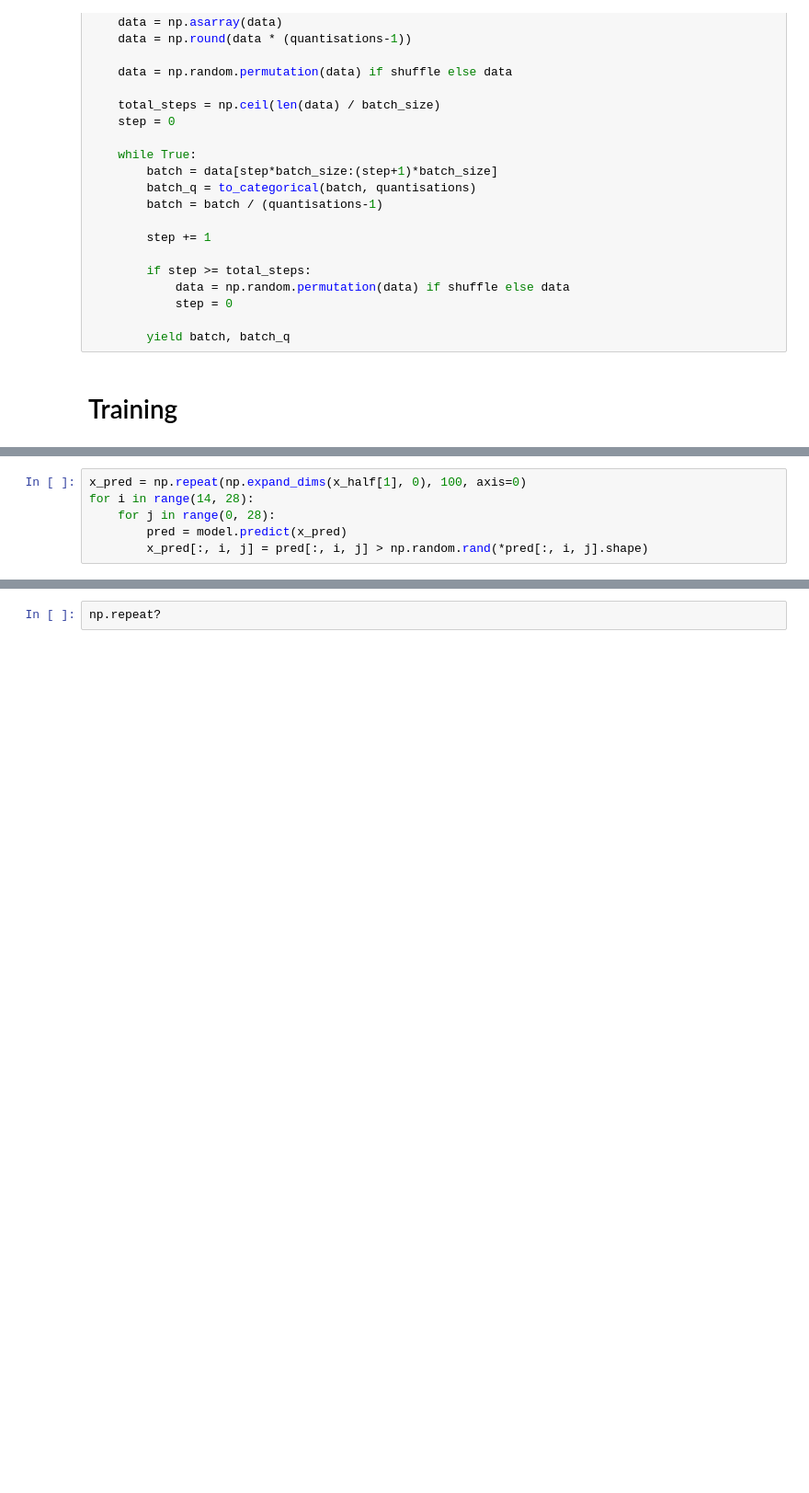
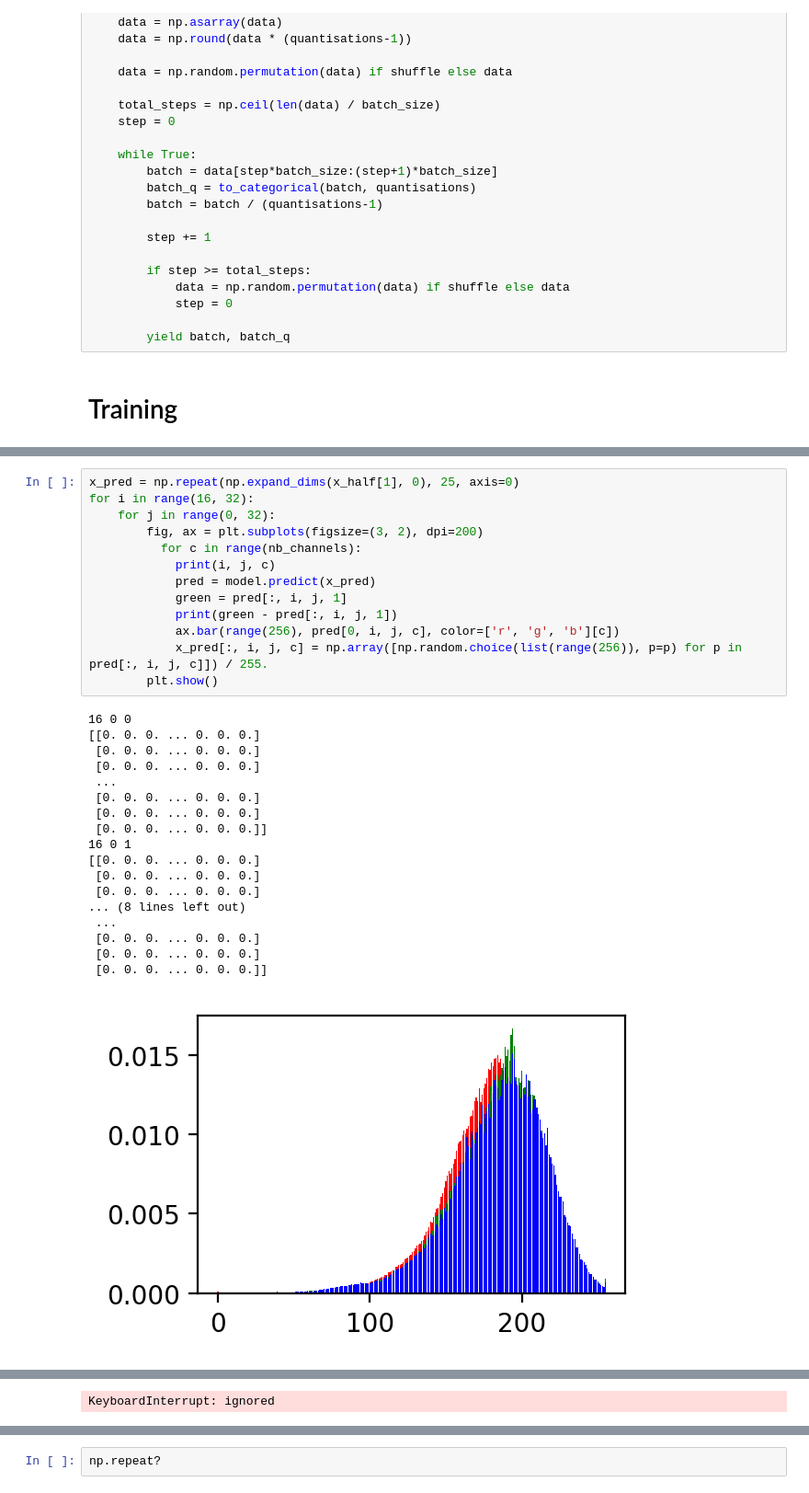
Before and after one commit to jasonrobwebster/unsupervised-nmt-with-vaes, a Jupyter notebook: pixel_cnn/pixel_cnn.ipynb, the cells around one changed output, grey strips where cells are left out. Shown at 92% size. Cells and saved outputs as stored; diff of their text form; blank space fills up the shorter version.

```diff
--- a/pixel_cnn/pixel_cnn.ipynb
+++ b/pixel_cnn/pixel_cnn.ipynb
@@ -277,6 +296,32 @@ imshow(x_half[1][:, :, 0])
-# %%
-x_pred = np.repeat(np.expand_dims(x_half[1], 0), 100, axis=0)
-for i in range(14, 28):
-    for j in range(0, 28):
-        pred = model.predict(x_pred)
-        x_pred[:, i, j] = pred[:, i, j] > np.random.rand(*pred[:, i, j].shape)
+# %%
+x_pred = np.repeat(np.expand_dims(x_half[1], 0), 25, axis=0)
+for i in range(16, 32):
+    for j in range(0, 32):
+        fig, ax = plt.subplots(figsize=(3, 2), dpi=200)
+          for c in range(nb_channels):
+            print(i, j, c)
+            pred = model.predict(x_pred)
+            green = pred[:, i, j, 1]
+            print(green - pred[:, i, j, 1])
+            ax.bar(range(256), pred[0, i, j, c], color=['r', 'g', 'b'][c])
+            x_pred[:, i, j, c] = np.array([np.random.choice(list(range(256)), p=p) for p in pred[:, i, j, c]]) / 255.
+        plt.show()
+# %% [output]
+16 0 0
+[[0. 0. 0. ... 0. 0. 0.]
+ [0. 0. 0. ... 0. 0. 0.]
+ [0. 0. 0. ... 0. 0. 0.]
+ ...
+ [0. 0. 0. ... 0. 0. 0.]
+ [0. 0. 0. ... 0. 0. 0.]
+ [0. 0. 0. ... 0. 0. 0.]]
+16 0 1
+[[0. 0. 0. ... 0. 0. 0.]
+ [0. 0. 0. ... 0. 0. 0.]
+ [0. 0. 0. ... 0. 0. 0.]
+... (8 lines left out)
+ ...
+ [0. 0. 0. ... 0. 0. 0.]
+ [0. 0. 0. ... 0. 0. 0.]
+ [0. 0. 0. ... 0. 0. 0.]]
+[figure, added]
@@ -283,3 +381,4 @@ for i in range(14, 28):
+KeyboardInterrupt: ignored
 # %%
 fig, axes = plt.subplots(5, 5, dpi=300, figsize=(3, 3), constrained_layout=True)
 
```
Also changed, not shown: parts of 10 cells of this notebook.
